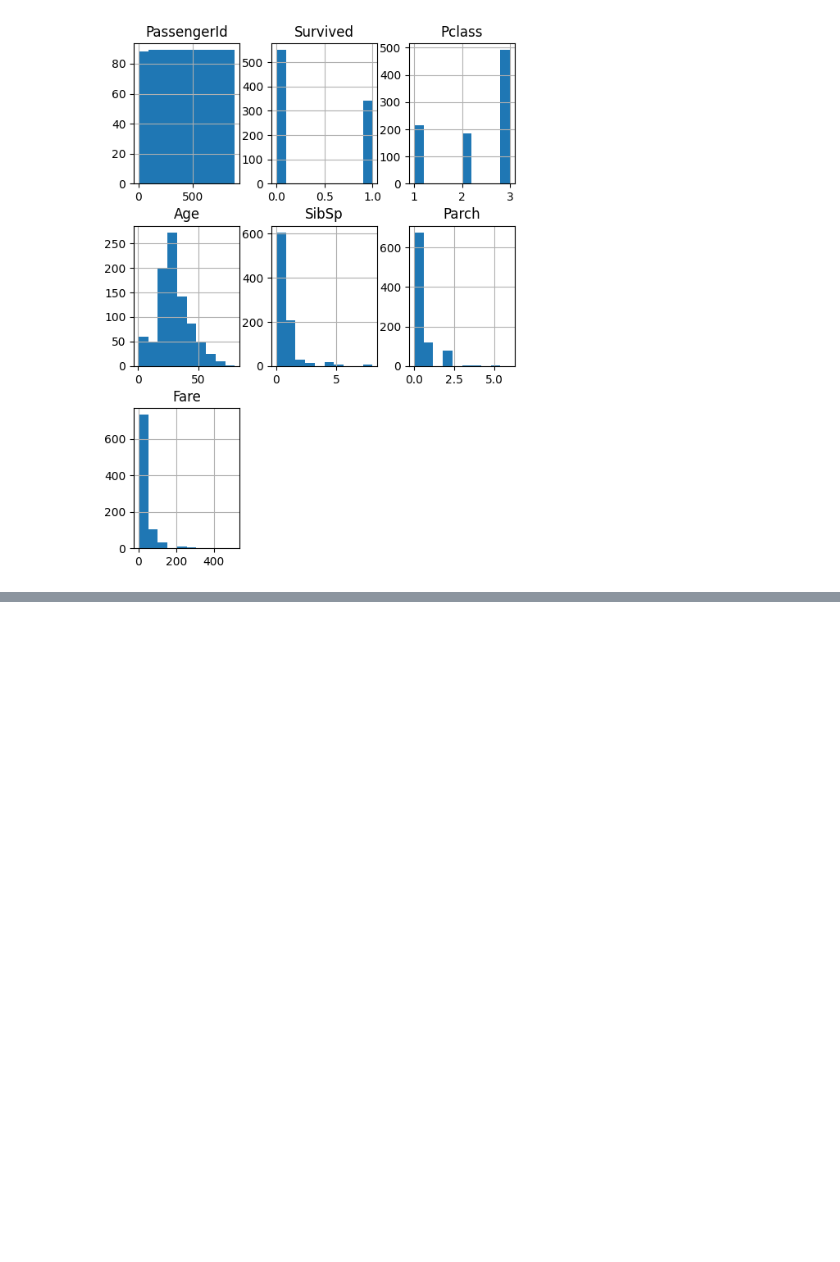
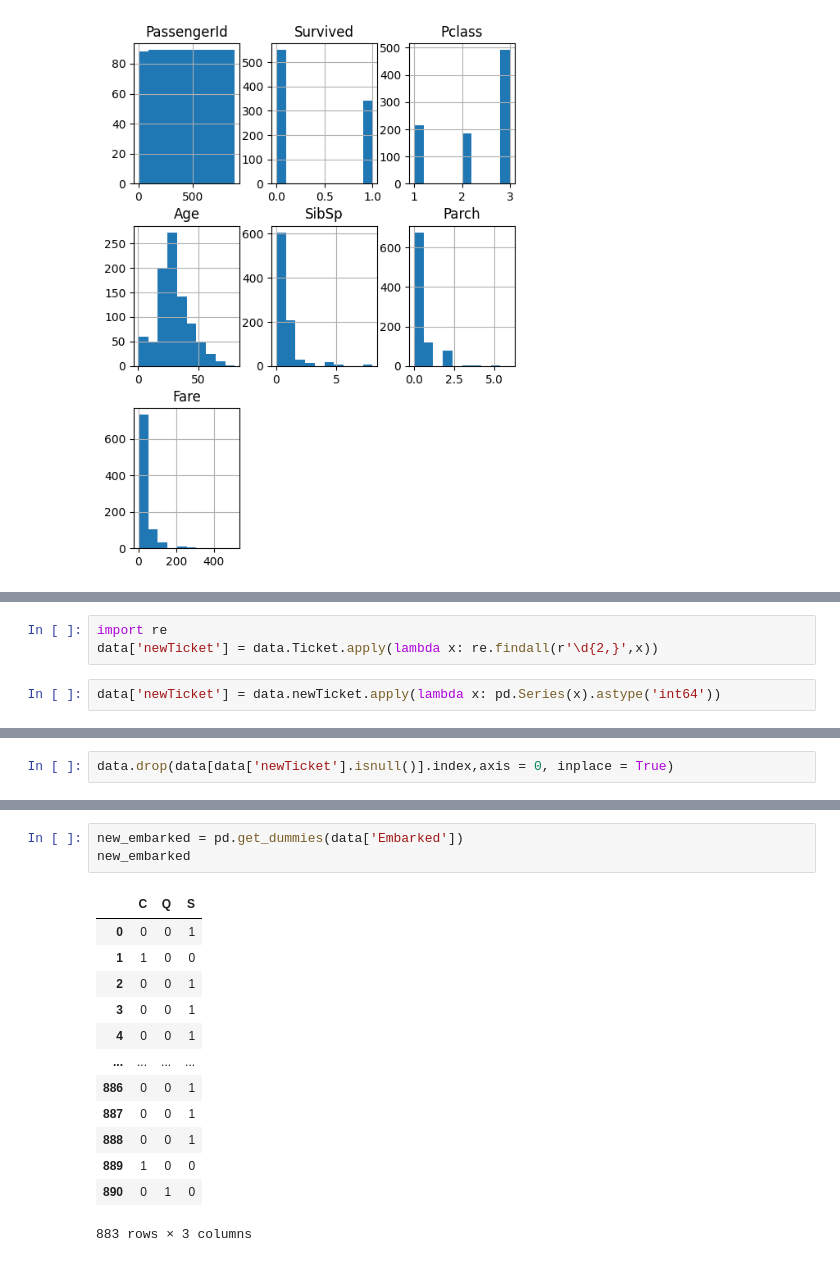
Before and after one commit to Rebecca-202211/titanic_analysis, a Jupyter notebook: 專題實作_01_Titanic_analysis.ipynb, the cells around one changed output, grey strips where cells are left out. Drawn from its saved outputs; the diff is of its cells as text; blank space fills up the shorter version.

```diff
--- a/專題實作_01_Titanic_analysis.ipynb
+++ b/專題實作_01_Titanic_analysis.ipynb
@@ -237,0 +282,5 @@ array([[<Axes: title={'center': 'PassengerId'}>,
+# %%
+import re
+data['newTicket'] = data.Ticket.apply(lambda x: re.findall(r'\d{2,}',x))
+# %%
+data['newTicket'] = data.newTicket.apply(lambda x: pd.Series(x).astype('int64'))
@@ -237,0 +291,2 @@ array([[<Axes: title={'center': 'PassengerId'}>,
+# %%
+data.drop(data[data['newTicket'].isnull()].index,axis = 0, inplace = True)
@@ -237,0 +312,17 @@ array([[<Axes: title={'center': 'PassengerId'}>,
+# %%
+new_embarked = pd.get_dummies(data['Embarked'])
+new_embarked
+# %% [output]
+|  | C | Q | S |
+| 0 | 0 | 0 | 1 |
+| 1 | 1 | 0 | 0 |
+| 2 | 0 | 0 | 1 |
+| 3 | 0 | 0 | 1 |
+| 4 | 0 | 0 | 1 |
+| ... | ... | ... | ... |
+| 886 | 0 | 0 | 1 |
+| 887 | 0 | 0 | 1 |
+| 888 | 0 | 0 | 1 |
+| 889 | 1 | 0 | 0 |
+| 890 | 0 | 1 | 0 |
+883 rows × 3 columns
```
Also changed, not shown: parts of 11 cells of this notebook.
